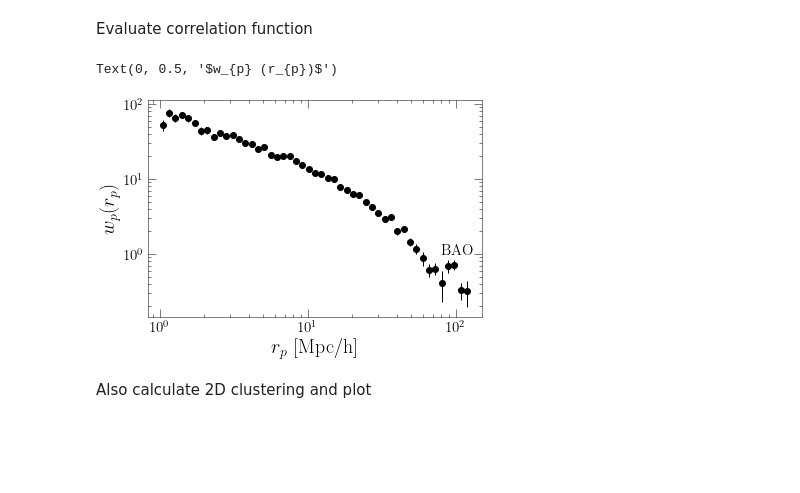
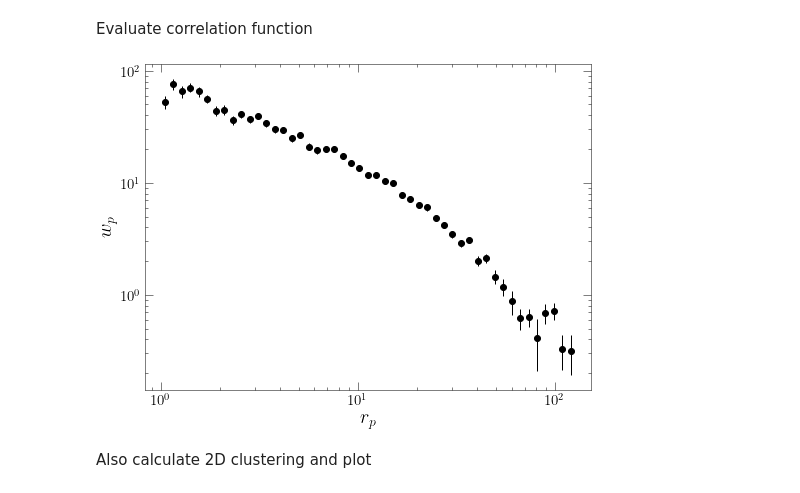
Before and after one commit to gpetter/Corrfunc_Helper, a Jupyter notebook: notebooks/showcase.ipynb, the cells around one changed output. Saved outputs shown, nothing was run; the diff lists cells and outputs as text; code cells hidden in the pictures; blank space fills up the shorter version.

Commit message:
added cf plots to output, new util to match dndz of randoms and data

```diff
--- a/notebooks/showcase.ipynb
+++ b/notebooks/showcase.ipynb
@@ -32,17 +22,10 @@ Evaluate correlation function
 cf = mycf.autocorr_from_coords(scales=rp_bins, coords=coords, randcoords=randcoords,
                                weights=data['weight'], randweights=rand['weight'],
                                estimator='Peebles', pimax=pimax, nbootstrap=500)
-# %%
-plt.scatter(cf['rp'], cf['wp'], c='k')
-plt.errorbar(cf['rp'], cf['wp'], yerr=cf['wp_err'], ecolor='k', fmt='none')
-plt.xscale('log')
-plt.yscale('log')
-plt.text(80, 1, 'BAO', fontsize=15)
-plt.xlabel('$r_{p}$ [Mpc/h]')
-plt.ylabel('$w_{p} (r_{p})$')
-# %% [output]
-Text(0, 0.5, '$w_{p} (r_{p})$')
-[figure, removed]
+# %%
+cf['plot']
+# %% [output]
+[figure, added]
 # %% [markdown]
 Also calculate 2D clustering and plot
 # %%
```
Also changed, not shown: parts of 2 cells of this notebook, 3 other files.
